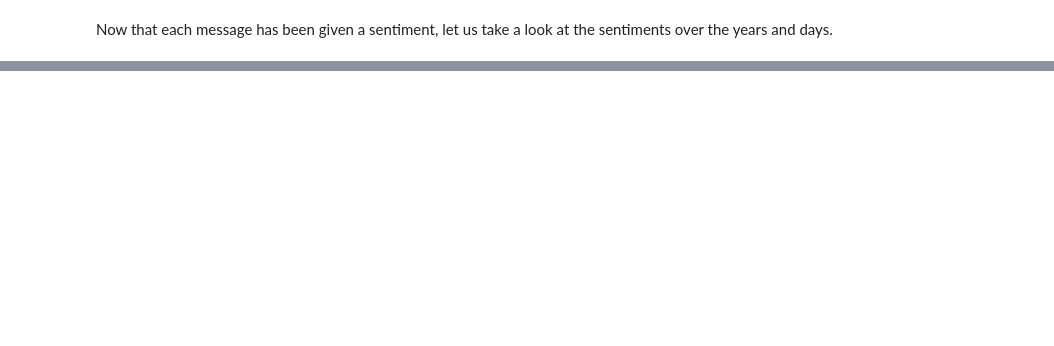
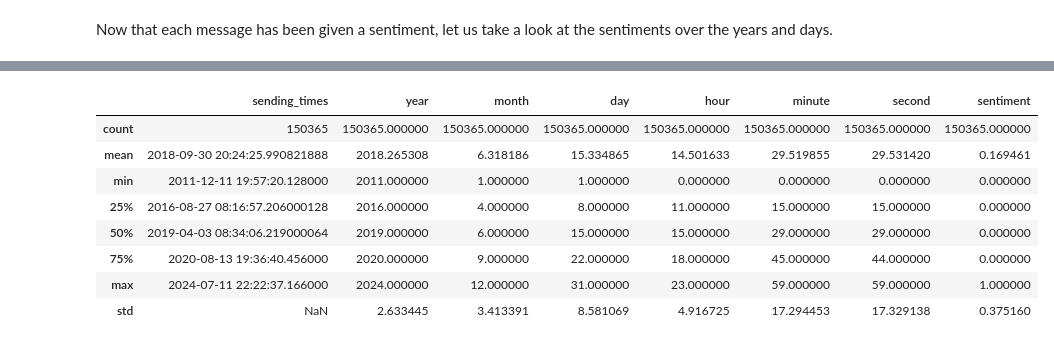
Before and after one commit to Papa-Yaga/Facebook_Projekt, a Jupyter notebook: Facebook.ipynb, the cells around one changed output, grey strips where cells are left out. Saved outputs shown, nothing was run; the diff lists cells and outputs as text; code cells hidden in the pictures; blank space fills up the shorter version.

```diff
--- a/Facebook.ipynb
+++ b/Facebook.ipynb
@@ -274,2 +279,11 @@ sns.barplot(x=sorted(messages_df["year"].unique()), y=messages_df.groupby("year"
 # %%
-messages_df
+# %% [output]
+|  | sending_times | year | month | day | hour | minute | second | sentiment |
+| count | 150365 | 150365.000000 | 150365.000000 | 150365.000000 | 150365.000000 | 150365.000000 | 150365.000000 | 150365.000000 |
+| mean | 2018-09-30 20:24:25.990821888 | 2018.265308 | 6.318186 | 15.334865 | 14.501633 | 29.519855 | 29.531420 | 0.169461 |
+| min | 2011-12-11 19:57:20.128000 | 2011.000000 | 1.000000 | 1.000000 | 0.000000 | 0.000000 | 0.000000 | 0.000000 |
+| 25% | 2016-08-27 08:16:57.206000128 | 2016.000000 | 4.000000 | 8.000000 | 11.000000 | 15.000000 | 15.000000 | 0.000000 |
+| 50% | 2019-04-03 08:34:06.219000064 | 2019.000000 | 6.000000 | 15.000000 | 15.000000 | 29.000000 | 29.000000 | 0.000000 |
+| 75% | 2020-08-13 19:36:40.456000 | 2020.000000 | 9.000000 | 22.000000 | 18.000000 | 45.000000 | 44.000000 | 0.000000 |
+| max | 2024-07-11 22:22:37.166000 | 2024.000000 | 12.000000 | 31.000000 | 23.000000 | 59.000000 | 59.000000 | 1.000000 |
+| std | NaN | 2.633445 | 3.413391 | 8.581069 | 4.916725 | 17.294453 | 17.329138 | 0.375160 |
```
Also changed, not shown: parts of 9 cells of this notebook.
